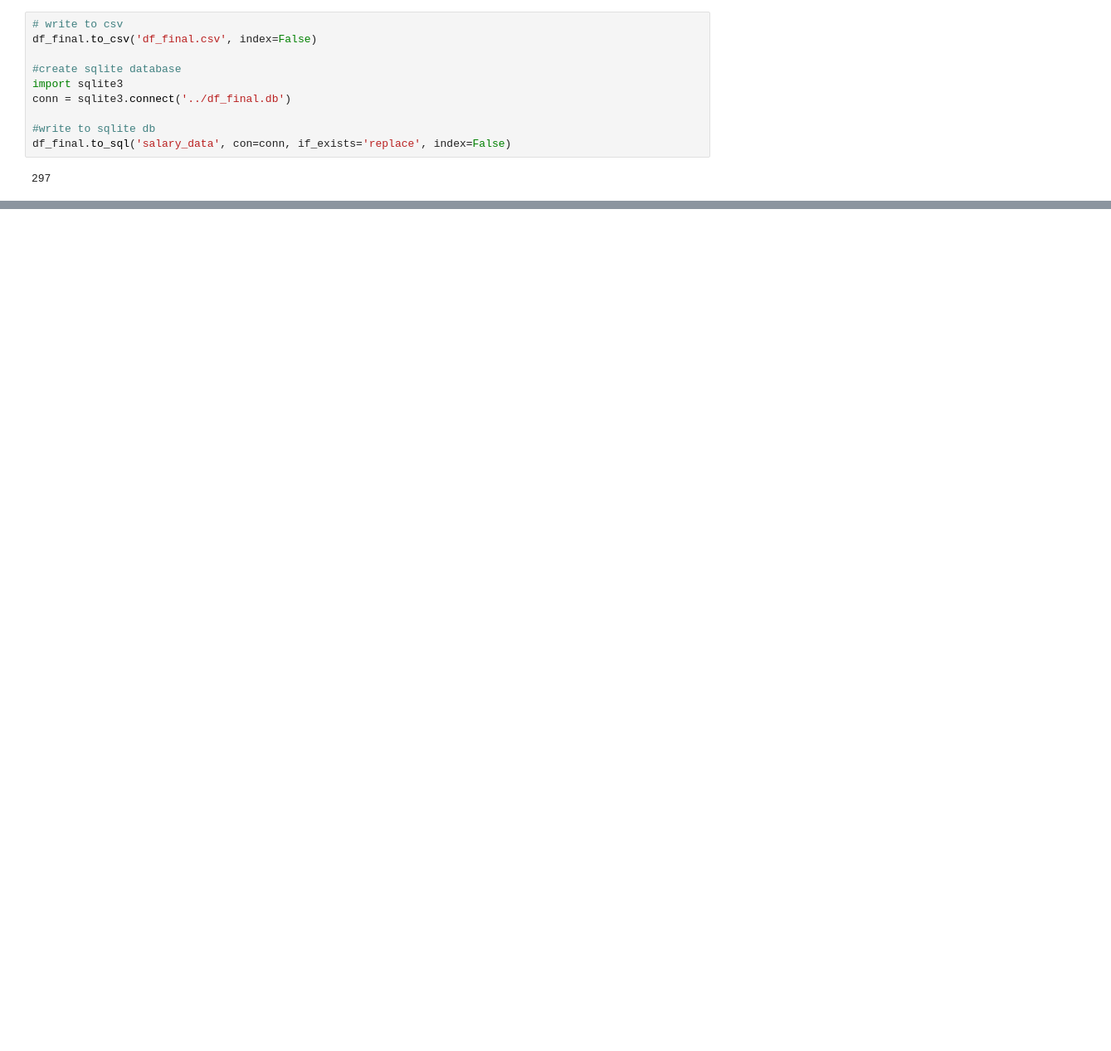
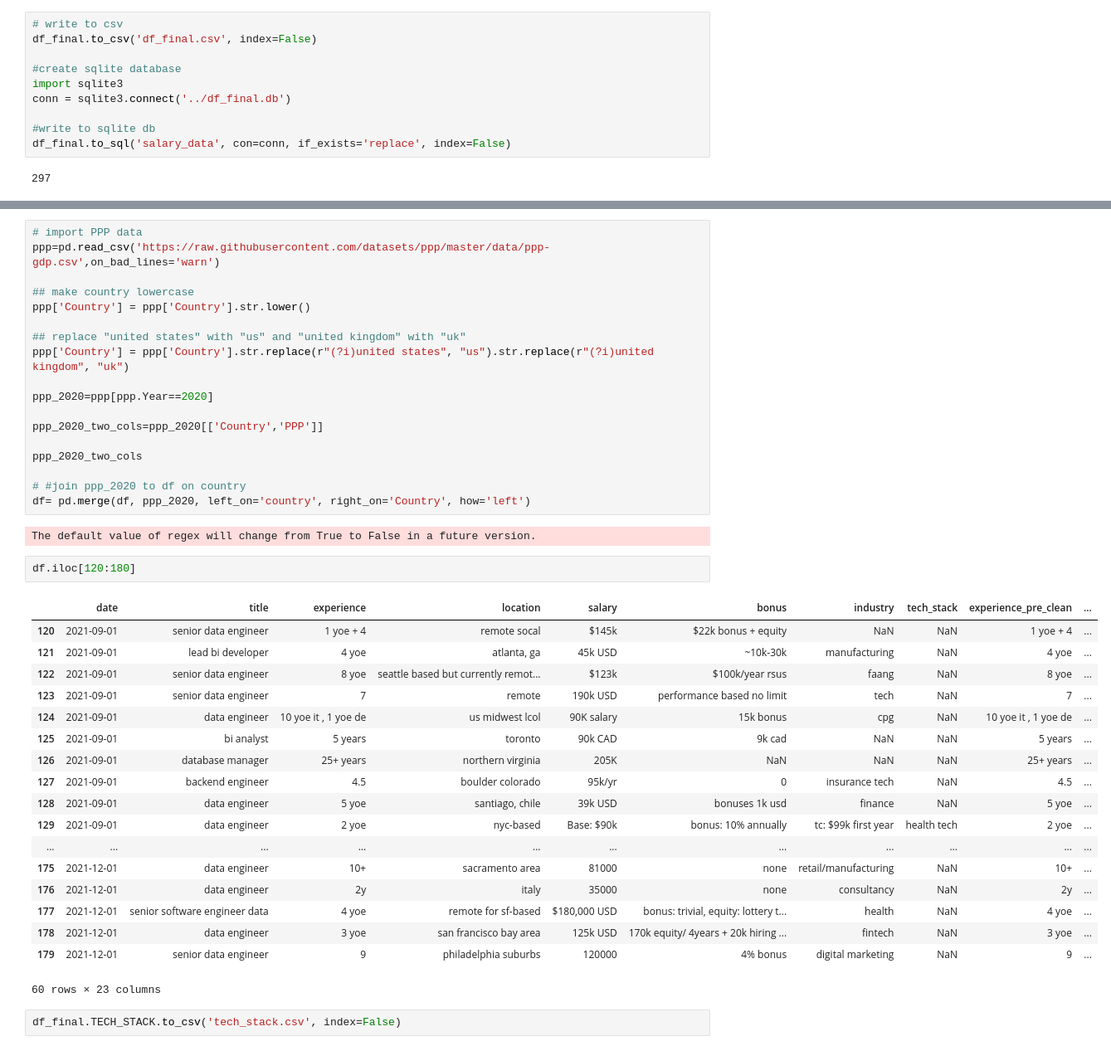
Before and after one commit to archiewood/reddit_de_salaries, a Jupyter notebook: data_analysis/clean_data.ipynb, the cells around one changed output, grey strips where cells are left out. Shown at 83% size. Drawn from its saved outputs; the diff is of its cells as text; blank space fills up the shorter version.

```diff
--- a/data_analysis/clean_data.ipynb
+++ b/data_analysis/clean_data.ipynb
@@ -645,3 +690,46 @@ df[df['country'] == 'australia']
 | 172 | 2021-12-01 | data engineer | 1 | australia | 94000 AUD | finance | NaN | NaN | 1 | ... |
 | 193 | 2021-12-01 | principal developer data | 9 years sde in data | melbourne, australia | AUD$187,000 | NaN | NaN | NaN | 9 years sde in data | ... |
 | 209 | 2022-03-01 | data engineer | 1 yoe | tasmania, australia | $80,000 AUD | NaN | aquaculture | sql server, mssql, ssis, ssdt, t-sql | 1 yoe | ... |
+# %%
+# import PPP data
+ppp=pd.read_csv('https://raw.githubusercontent.com/datasets/ppp/master/data/ppp-gdp.csv',on_bad_lines='warn')
+
+## make country lowercase
+ppp['Country'] = ppp['Country'].str.lower()
+
+## replace "united states" with "us" and "united kingdom" with "uk"
+ppp['Country'] = ppp['Country'].str.replace(r"(?i)united states", "us").str.replace(r"(?i)united kingdom", "uk")
+
+ppp_2020=ppp[ppp.Year==2020]
+
+ppp_2020_two_cols=ppp_2020[['Country','PPP']]
+
+ppp_2020_two_cols
+
+# #join ppp_2020 to df on country
+df= pd.merge(df, ppp_2020, left_on='country', right_on='Country', how='left')
+# %% [output]
+The default value of regex will change from True to False in a future version.
+# %%
+df.iloc[120:180]
+# %% [output]
+|  | date | title | experience | location | salary | bonus | industry | tech_stack | experience_pre_clean | ... |
+| 120 | 2021-09-01 | senior data engineer | 1 yoe + 4 | remote socal | $145k | $22k bonus + equity | NaN | NaN | 1 yoe + 4 | ... |
+| 121 | 2021-09-01 | lead bi developer | 4 yoe | atlanta, ga | 45k USD | ~10k-30k | manufacturing | NaN | 4 yoe | ... |
+| 122 | 2021-09-01 | senior data engineer | 8 yoe | seattle based but currently remot... | $123k | $100k/year rsus | faang | NaN | 8 yoe | ... |
+| 123 | 2021-09-01 | senior data engineer | 7 | remote | 190k USD | performance based no limit | tech | NaN | 7 | ... |
+| 124 | 2021-09-01 | data engineer | 10 yoe it , 1 yoe de | us midwest lcol | 90K salary | 15k bonus | cpg | NaN | 10 yoe it , 1 yoe de | ... |
+| 125 | 2021-09-01 | bi analyst | 5 years | toronto | 90k CAD | 9k cad | NaN | NaN | 5 years | ... |
+| 126 | 2021-09-01 | database manager | 25+ years | northern virginia | 205K | NaN | NaN | NaN | 25+ years | ... |
+| 127 | 2021-09-01 | backend engineer | 4.5 | boulder colorado | 95k/yr | 0 | insurance tech | NaN | 4.5 | ... |
+| 128 | 2021-09-01 | data engineer | 5 yoe | santiago, chile | 39k USD | bonuses 1k usd | finance | NaN | 5 yoe | ... |
+| 129 | 2021-09-01 | data engineer | 2 yoe | nyc-based | Base: $90k | bonus: 10% annually | tc: $99k first year | health tech | 2 yoe | ... |
+| ... | ... | ... | ... | ... | ... | ... | ... | ... | ... | ... |
+| 175 | 2021-12-01 | data engineer | 10+ | sacramento area | 81000 | none | retail/manufacturing | NaN | 10+ | ... |
+| 176 | 2021-12-01 | data engineer | 2y | italy | 35000 | none | consultancy | NaN | 2y | ... |
+| 177 | 2021-12-01 | senior software engineer data | 4 yoe | remote for sf-based | $180,000 USD | bonus: trivial, equity: lottery t... | health | NaN | 4 yoe | ... |
+| 178 | 2021-12-01 | data engineer | 3 yoe | san francisco bay area | 125k USD | 170k equity/ 4years + 20k hiring ... | fintech | NaN | 3 yoe | ... |
+| 179 | 2021-12-01 | senior data engineer | 9 | philadelphia suburbs | 120000 | 4% bonus | digital marketing | NaN | 9 | ... |
+60 rows × 23 columns
+# %%
+df_final.TECH_STACK.to_csv('tech_stack.csv', index=False)
```
Also changed, not shown: parts of 11 cells of this notebook, 4 other files.
